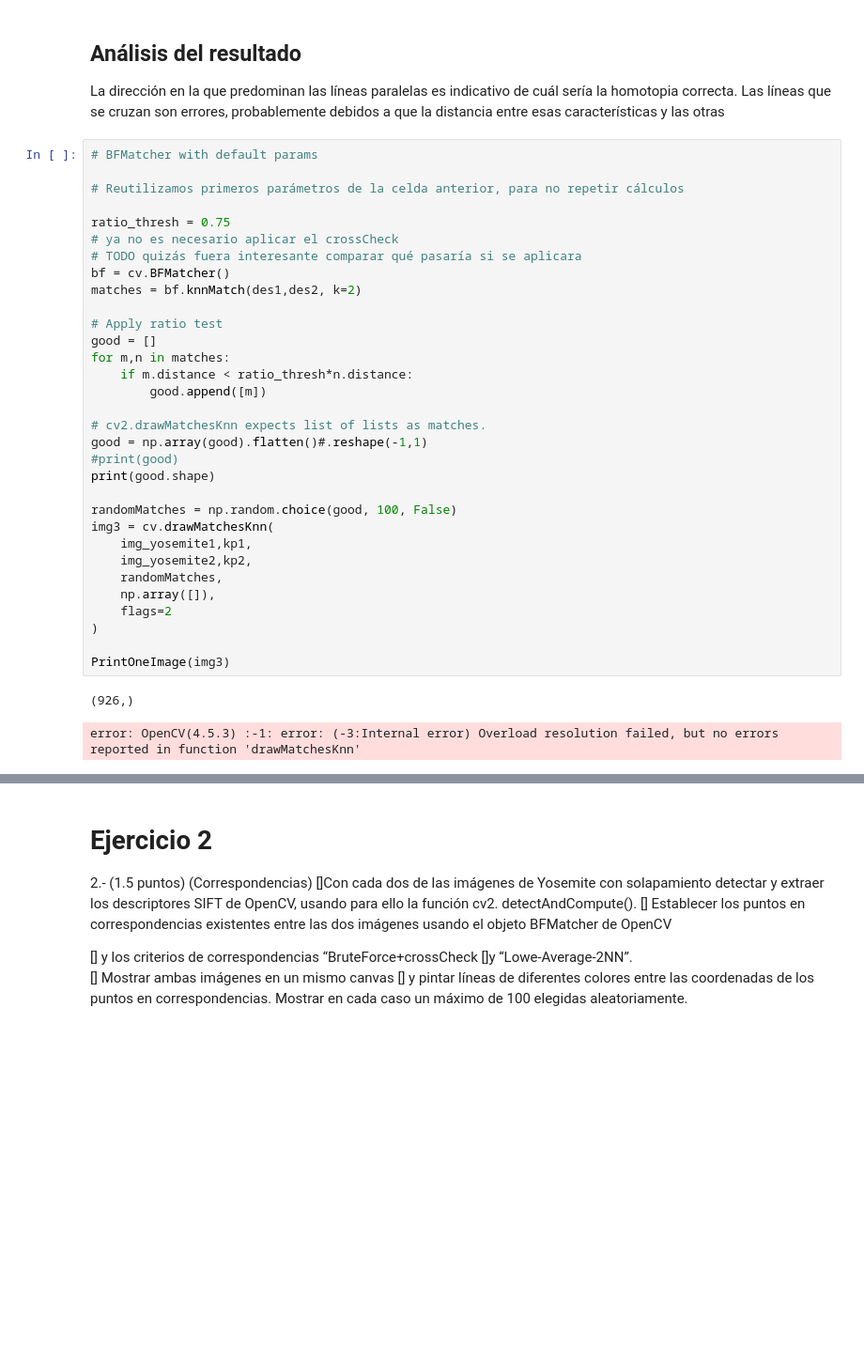
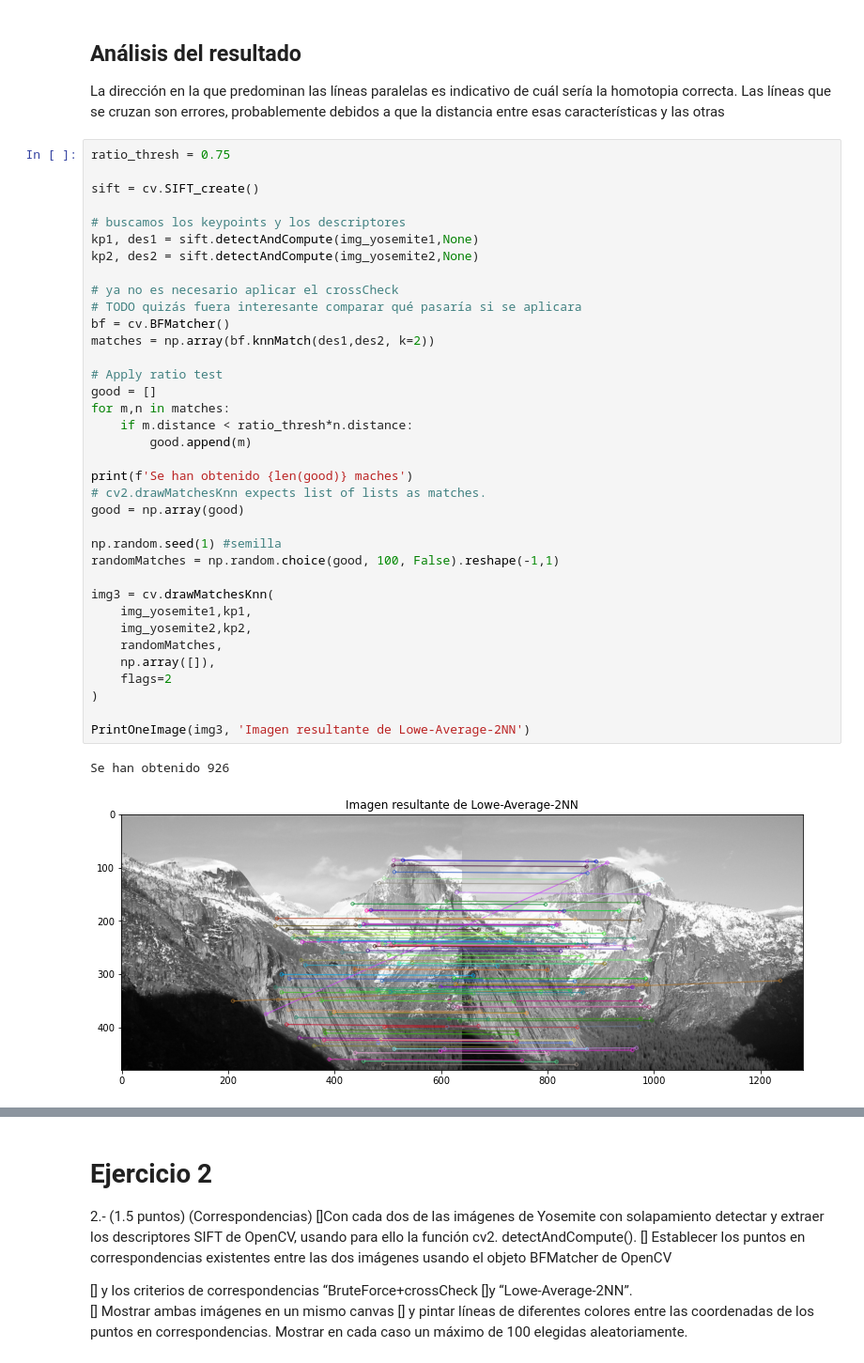
Before and after one commit to BlancaCC/Computer-vision, a Jupyter notebook: practica_2/memoria.ipynb, the cells around one changed output, grey strips where cells are left out. Shown at 94% size. Cells and saved outputs as stored; diff of their text form; blank space fills up the shorter version.

```diff
--- a/practica_2/memoria.ipynb
+++ b/practica_2/memoria.ipynb
@@ -784,37 +790,41 @@ PrintOneImage(img3, 'Resultado de BruteForce+crossCheck')
 
 La dirección en la que predominan las líneas paralelas es indicativo de cuál sería la homotopia correcta. Las líneas que se cruzan son errores, probablemente debidos a que la distancia entre esas características y las otras
 # %%
-# BFMatcher with default params
+ratio_thresh = 0.75
 
-# Reutilizamos primeros parámetros de la celda anterior, para no repetir cálculos
+sift = cv.SIFT_create()
 
-ratio_thresh = 0.75
+# buscamos los keypoints y los descriptores
+kp1, des1 = sift.detectAndCompute(img_yosemite1,None)
+kp2, des2 = sift.detectAndCompute(img_yosemite2,None)
+
 # ya no es necesario aplicar el crossCheck
 # TODO quizás fuera interesante comparar qué pasaría si se aplicara
 bf = cv.BFMatcher()
-matches = bf.knnMatch(des1,des2, k=2)
+matches = np.array(bf.knnMatch(des1,des2, k=2))
 
 # Apply ratio test
 good = []
 for m,n in matches:
     if m.distance < ratio_thresh*n.distance:
-        good.append([m])
+        good.append(m)
 
+print(f'Se han obtenido {len(good)} maches')
 # cv2.drawMatchesKnn expects list of lists as matches.
-good = np.array(good).flatten()#.reshape(-1,1)
-#print(good)
-print(good.shape)
+good = np.array(good)
 
-randomMatches = np.random.choice(good, 100, False)
+np.random.seed(1) #semilla
+randomMatches = np.random.choice(good, 100, False).reshape(-1,1)
+
 img3 = cv.drawMatchesKnn(
     img_yosemite1,kp1,
     img_yosemite2,kp2,
     randomMatches,
     np.array([]),
     flags=2
 )
 
-PrintOneImage(img3)
+PrintOneImage(img3, 'Imagen resultante de Lowe-Average-2NN')
 # %% [output]
-(926,)
+Se han obtenido 926
-error: OpenCV(4.5.3) :-1: error: (-3:Internal error) Overload resolution failed, but no errors reported in function 'drawMatchesKnn'
+[figure, added]
```
Also changed, not shown: parts of 7 cells of this notebook.
